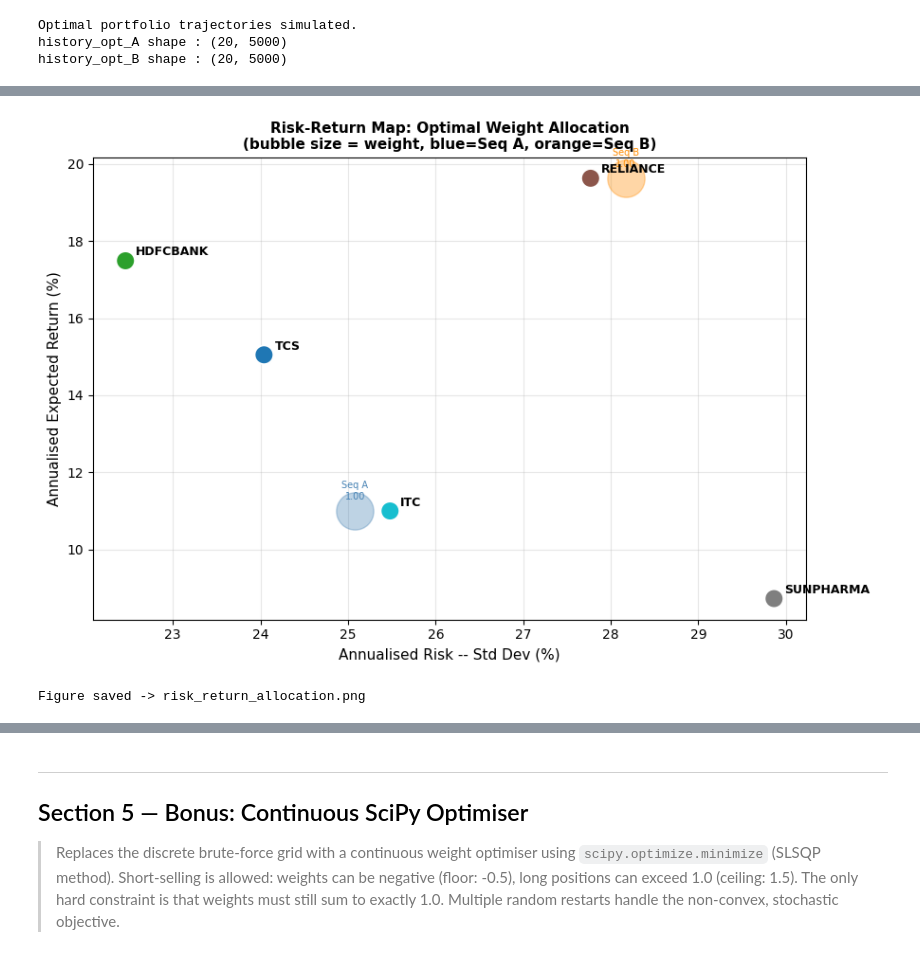
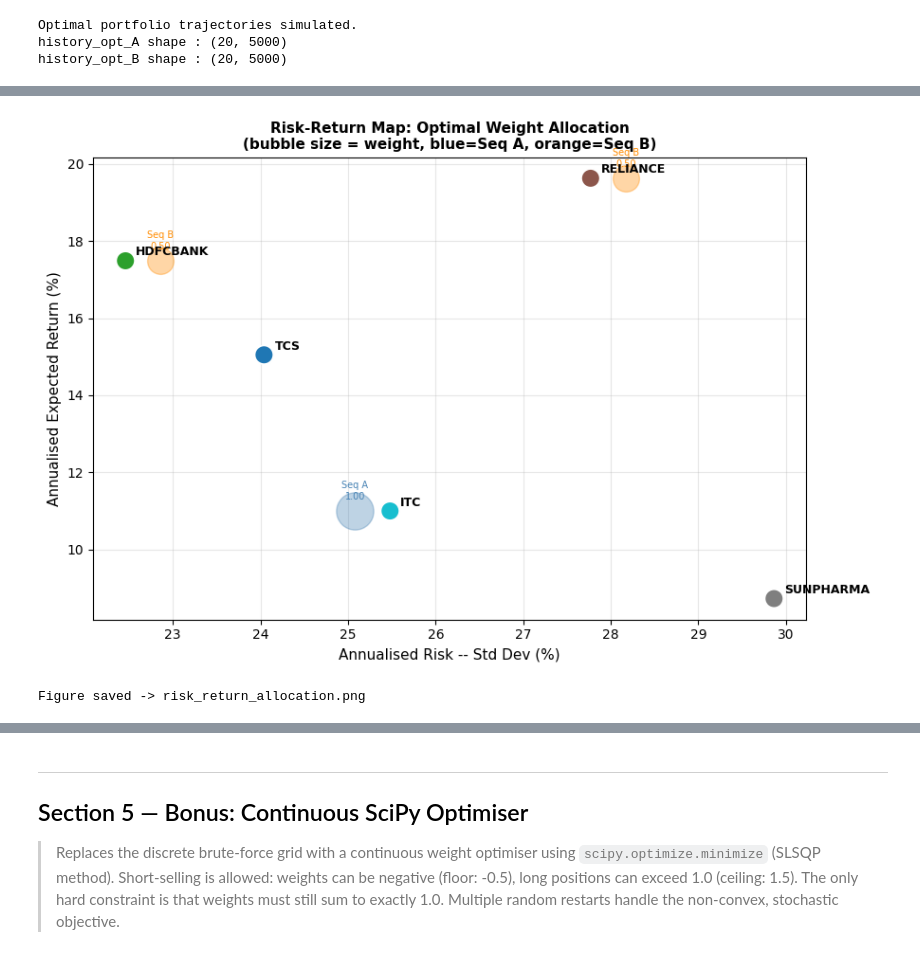
Before and after one commit to usnaveen/DA6701-Data-Science-and-AI-in-Finance, a Jupyter notebook: Assignment5/main.ipynb, the cells around one changed output, grey strips where cells are left out. Cells and saved outputs as stored; diff of their text form; code cells hidden in the pictures.

```diff
--- a/Assignment5/main.ipynb
+++ b/Assignment5/main.ipynb
@@ -427,7 +427,7 @@ history_A = simulate_portfolio_yearly(
     mu,
     cov,
     savings,
-    goals={**GOALS_A, 20: TERMINAL_GOAL},
+    goals=GOALS_A,
     n_paths=N_PATHS,
     seed=42,
 )
@@ -484,7 +484,7 @@ history_B = simulate_portfolio_yearly(
     mu,
     cov,
     savings,
-    goals={**GOALS_B, 20: TERMINAL_GOAL},
+    goals=GOALS_B,
     n_paths=N_PATHS,
     seed=42,
 )
@@ -571,7 +571,7 @@ Total candidates     : 3125 (5^5)
 Valid combinations   : 70 (sum == 1.0)
 # %%
 # Full goal dict includes the terminal goal at Year 20
-goals_A_full = {**GOALS_A, 20: TERMINAL_GOAL}
+goals_A_full = GOALS_A
 
 print("Sequence A -- Aggressive Early Goals")
 print(f"Goals : {goals_A_full}\n")
@@ -606,7 +606,7 @@ Running optimisation...
   Success Probability : 0.00%
 =======================================================
 # %%
-goals_B_full = {**GOALS_B, 20: TERMINAL_GOAL}
+goals_B_full = GOALS_B
 
 print("Sequence B -- Backloaded Goals")
 print(f"Goals : {goals_B_full}\n")
@@ -925,38 +948,67 @@ print("Figure saved -> equal_vs_optimal_distributions.png")
 Figure saved -> equal_vs_optimal_distributions.png
 # %%
-mu_pct  = mu * 100
+mu_pct = mu * 100
 std_pct = np.sqrt(np.diag(cov)) * 100
 
 fig, ax = plt.subplots(figsize=(9, 6))
 
-sc = ax.scatter(std_pct, mu_pct, s=200, c=range(len(TICKERS)),
-                cmap="tab10", zorder=5, edgecolors="white", linewidth=1.2)
+sc = ax.scatter(
+    std_pct,
+    mu_pct,
+    s=200,
+    c=range(len(TICKERS)),
+    cmap="tab10",
+    zorder=5,
+    edgecolors="white",
+    linewidth=1.2,
+)
 
 for i, ticker in enumerate(TICKERS):
     # Bubble size proportional to optimal weight in Seq A and Seq B
     for w, offset, color, seq in [
-        (best_w_A[i], -0.4, "steelblue",  "A"),
-        (best_w_B[i],  0.4, "darkorange", "B"),
+        (best_w_A[i], -0.4, "steelblue", "A"),
+        (best_w_B[i], 0.4, "darkorange", "B"),
     ]:
         if w > 0:
-            ax.scatter(std_pct[i] + offset, mu_pct[i], s=w * 800,
-                       alpha=0.35, color=color, zorder=3)
-            ax.text(std_pct[i] + offset, mu_pct[i] + 0.3,
-                    f"Seq {seq}\n{w:.2f}", fontsize=7, ha="center", color=color)
-    ax.annotate(ticker.split(".")[0], (std_pct[i], mu_pct[i]),
-                textcoords="offset points", xytext=(8, 4), fontsize=9, fontweight="bold")
+            ax.scatter(
+                std_pct[i] + offset,
+                mu_pct[i],
+                s=w * 800,
+                alpha=0.35,
+                color=color,
+                zorder=3,
+            )
+            ax.text(
+                std_pct[i] + offset,
+                mu_pct[i] + 0.3,
+                f"Seq {seq}\n{w:.2f}",
+                fontsize=7,
+                ha="center",
+                color=color,
+            )
+    ax.annotate(
+        ticker.split(".")[0],
+        (std_pct[i], mu_pct[i]),
+        textcoords="offset points",
+        xytext=(8, 4),
+        fontsize=9,
+        fontweight="bold",
+    )
 
 ax.set_xlabel("Annualised Risk -- Std Dev (%)", fontsize=11)
 ax.set_ylabel("Annualised Expected Return (%)", fontsize=11)
-ax.set_title("Risk-Return Map: Optimal Weight Allocation\n(bubble size = weight, blue=Seq A, orange=Seq B)",
-             fontsize=11, fontweight="bold")
+ax.set_title(
+    "Risk-Return Map: Optimal Weight Allocation\n(bubble size = weight, blue=Seq A, orange=Seq B)",
+    fontsize=11,
+    fontweight="bold",
+)
 ax.grid(alpha=0.3)
 plt.tight_layout()
-plt.savefig(f'{IMAGES_DIR}/risk_return_allocation.png', dpi=150, bbox_inches="tight")
+plt.savefig(f"{IMAGES_DIR}/risk_return_allocation.png", dpi=150, bbox_inches="tight")
 plt.show()
 print("Figure saved -> risk_return_allocation.png")
 # %% [output]
-[figure, old version]
+[figure, new version]
 Figure saved -> risk_return_allocation.png
 # %%
 eq_prob_A = compute_success_probability(final_eq_A, TERMINAL_GOAL)
```
Also changed, not shown: parts of 27 cells of this notebook, 16 other files.
